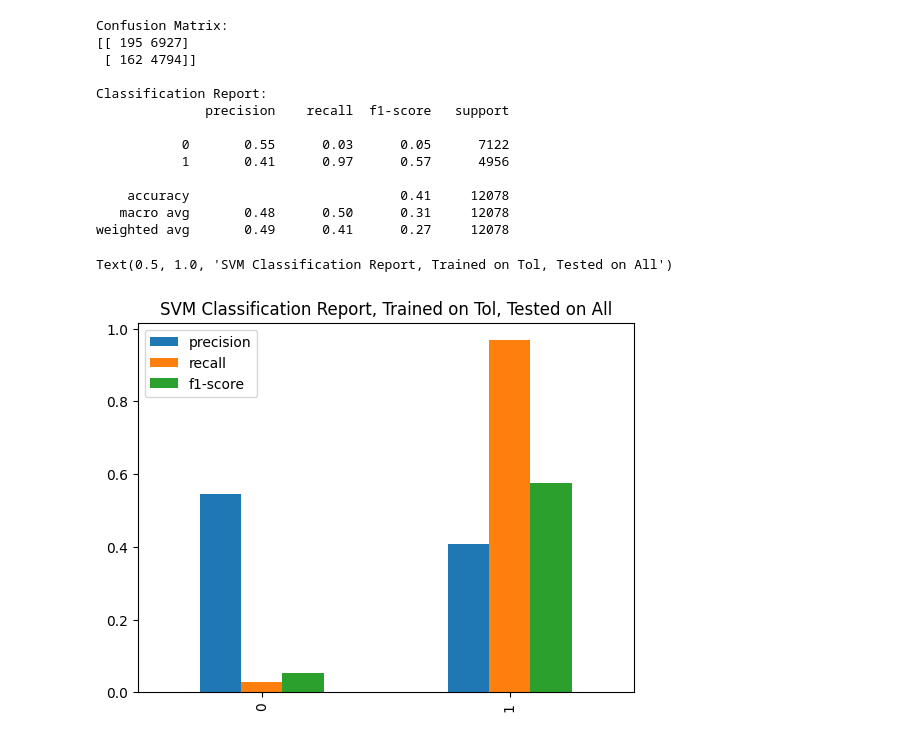
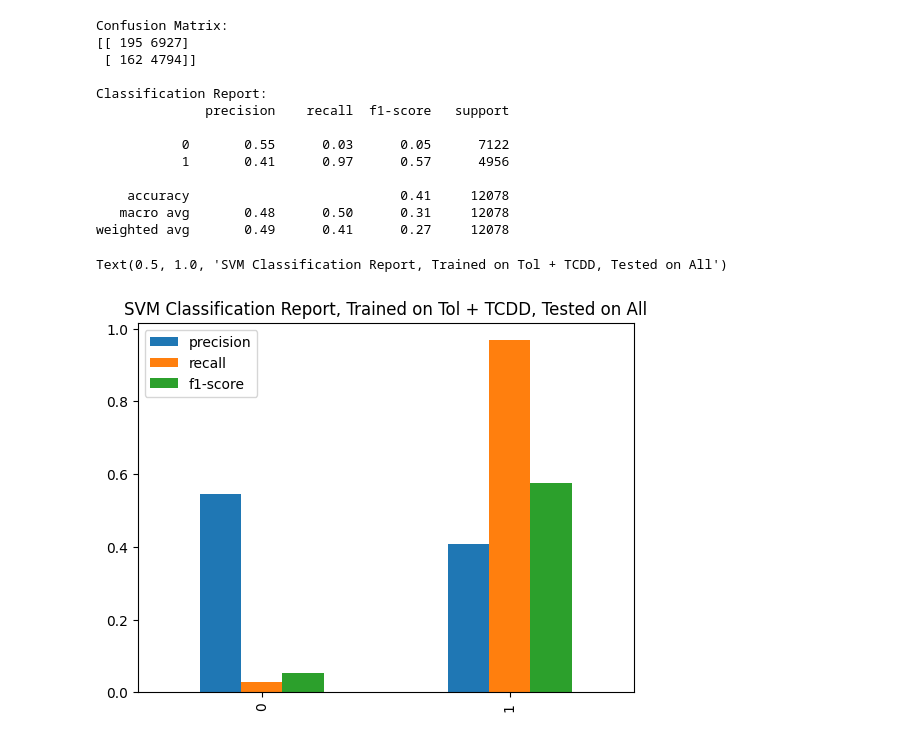
Before and after one commit to NotRithik/Mitochondrial-Function-Prediction-V2, a Jupyter notebook: SVM_RF.ipynb, the cells around one changed output. Saved outputs shown, nothing was run; the diff lists cells and outputs as text; code cells hidden in the pictures.

```diff
--- a/SVM_RF.ipynb
+++ b/SVM_RF.ipynb
@@ -155,36 +346,36 @@ new_X_test = new_X_test[X_test.columns] # making the order the same
 # filli n the Nan with 0s
 new_pred = svm_model.predict(new_X_test)
 print("Confusion Matrix:")
 print(confusion_matrix(new_y, new_pred))
 
 print("\nClassification Report:")
 print(classification_report(new_y, new_pred))
 
 
 # store the classification report and turn into barchart
 report = classification_report(new_y, new_pred, output_dict=True)
 df = pd.DataFrame(report).transpose()
 # draw a plot to show this
 df = df.drop('support', axis = 1)
 # draw a plot to show this for 0, 1 a
 df.iloc[0:2].plot(kind='bar')
-plt.title('SVM Classification Report, Trained on Tol, Tested on All')
+plt.title('SVM Classification Report, Trained on Tol + TCDD, Tested on All')
 # %% [output]
 Confusion Matrix:
 [[ 195 6927]
  [ 162 4794]]
 
 Classification Report:
               precision    recall  f1-score   support
 
            0       0.55      0.03      0.05      7122
            1       0.41      0.97      0.57      4956
 
     accuracy                           0.41     12078
    macro avg       0.48      0.50      0.31     12078
 weighted avg       0.49      0.41      0.27     12078
-Text(0.5, 1.0, 'SVM Classification Report, Trained on Tol, Tested on All')
+Text(0.5, 1.0, 'SVM Classification Report, Trained on Tol + TCDD, Tested on All')
-[figure, old version]
+[figure, new version]
 # %%
 # see how accurate new_pred and new_y are
 new_pred = rf_model.predict(new_X_test)
```
Also changed, not shown: parts of 16 cells of this notebook.
